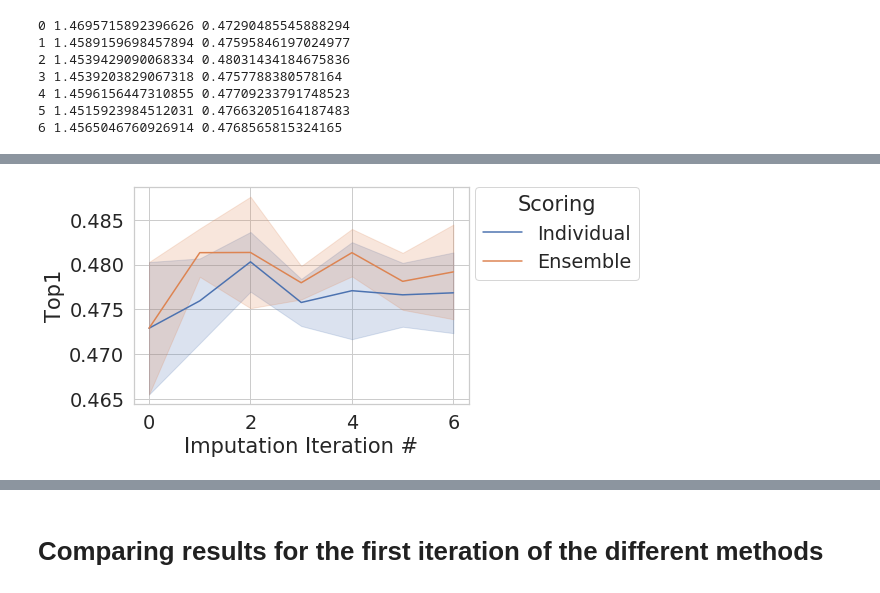
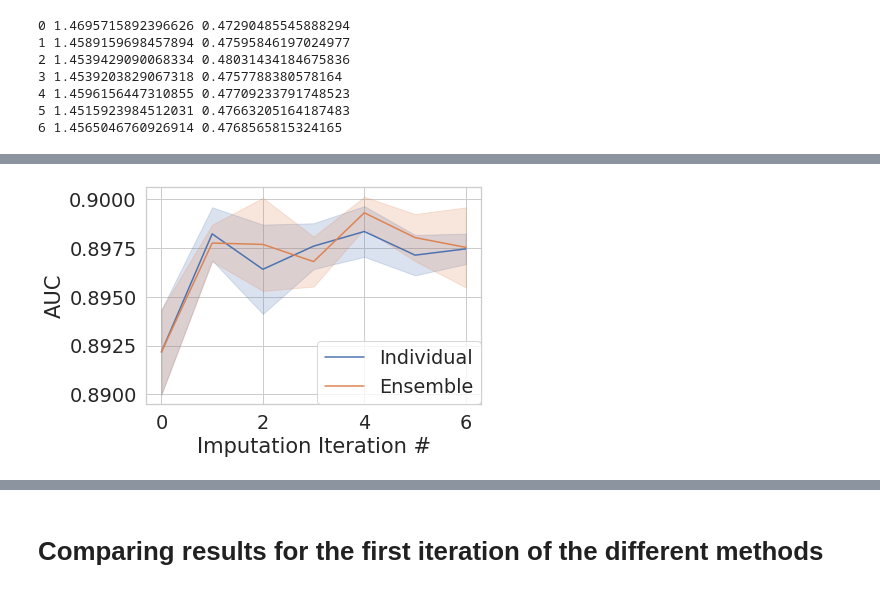
Before and after one commit to francoep/ImputationPaper, a Jupyter notebook: generate_figures.ipynb, the cells around one changed output, grey strips where cells are left out. Cells and saved outputs as stored; diff of their text form; code cells hidden in the pictures.

```diff
--- a/generate_figures.ipynb
+++ b/generate_figures.ipynb
@@ -123,6 +129,6 @@ plt.savefig('figures/InitialImpR.pdf',bbox_inches='tight')
 # %%
-sns.lineplot(data=df,x='Imputation Iteration #',y='Top1',hue='Scoring',ci='sd')
-plt.legend(bbox_to_anchor=(1.02,1),loc='upper left',borderaxespad=0,title='Scoring')
-plt.savefig('figures/InitialImpTop1.pdf',bbox_inches='tight')
+sns.lineplot(data=df,x='Imputation Iteration #',y='AUC',hue='Scoring',ci='sd')
+plt.legend(loc='best',borderaxespad=0,title='')
+plt.savefig('figures/InitialImpAUC.pdf',bbox_inches='tight')
 # %% [output]
-[figure, old version]
+[figure, new version]
```
Also changed, not shown: parts of 14 cells of this notebook, 17 other files.
